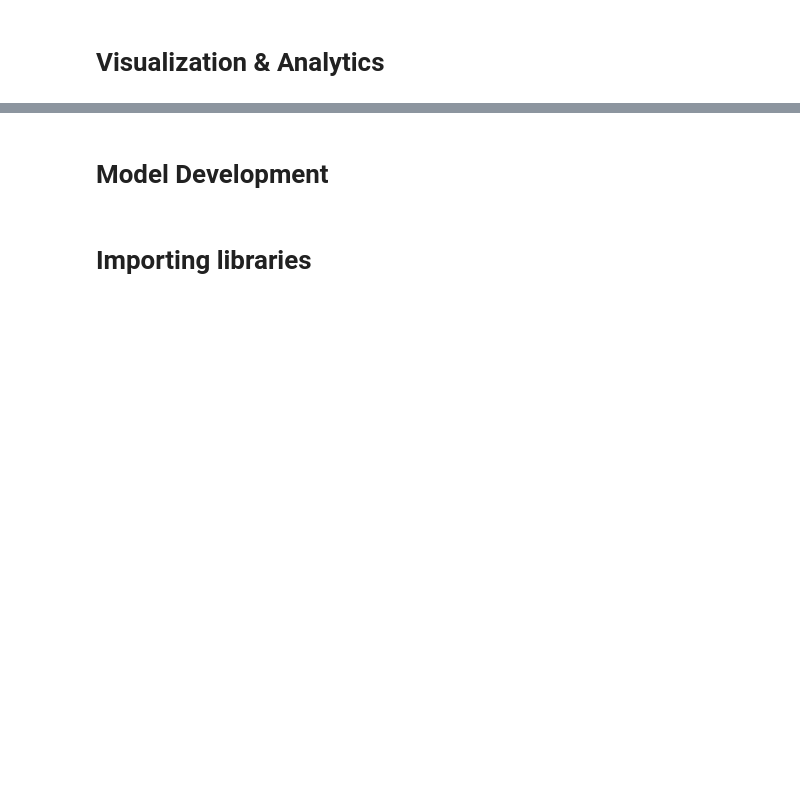
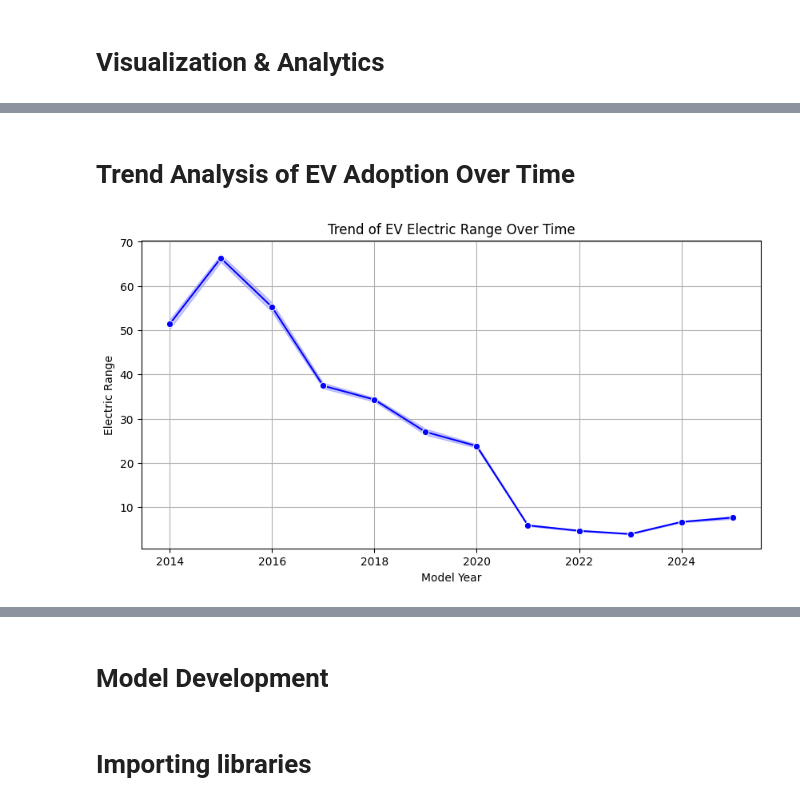
Before and after one commit to ar23aff/DS-Project, a Jupyter notebook: raheem-ds.ipynb, the cells around one changed output, grey strips where cells are left out. Cells and saved outputs as stored; diff of their text form; code cells hidden in the pictures; blank space fills up the shorter version.

```diff
--- a/raheem-ds.ipynb
+++ b/raheem-ds.ipynb
@@ -301,0 +144,15 @@ plt.show()
+# %% [markdown]
+# Trend Analysis of EV Adoption Over Time
+# %%
+import matplotlib.pyplot as plt
+import seaborn as sns
+
+plt.figure(figsize=(10, 5))
+sns.lineplot(data=df, x='Model Year', y='Electric Range', marker='o', color='b')
+plt.title("Trend of EV Electric Range Over Time")
+plt.xlabel("Model Year")
+plt.ylabel("Electric Range")
+plt.grid(True)
+plt.show()
+# %% [output]
+[figure, added]
```
Also changed, not shown: parts of 67 cells of this notebook.
